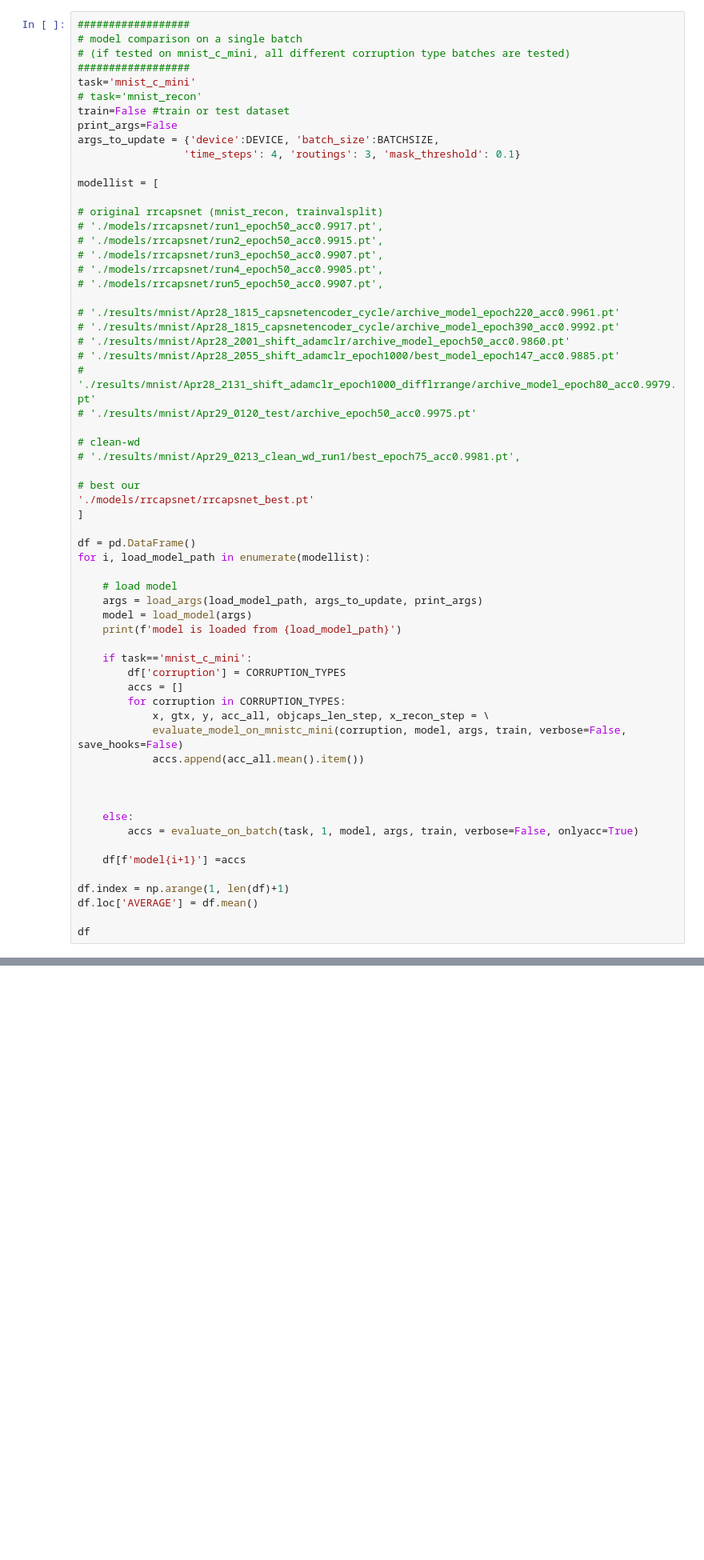
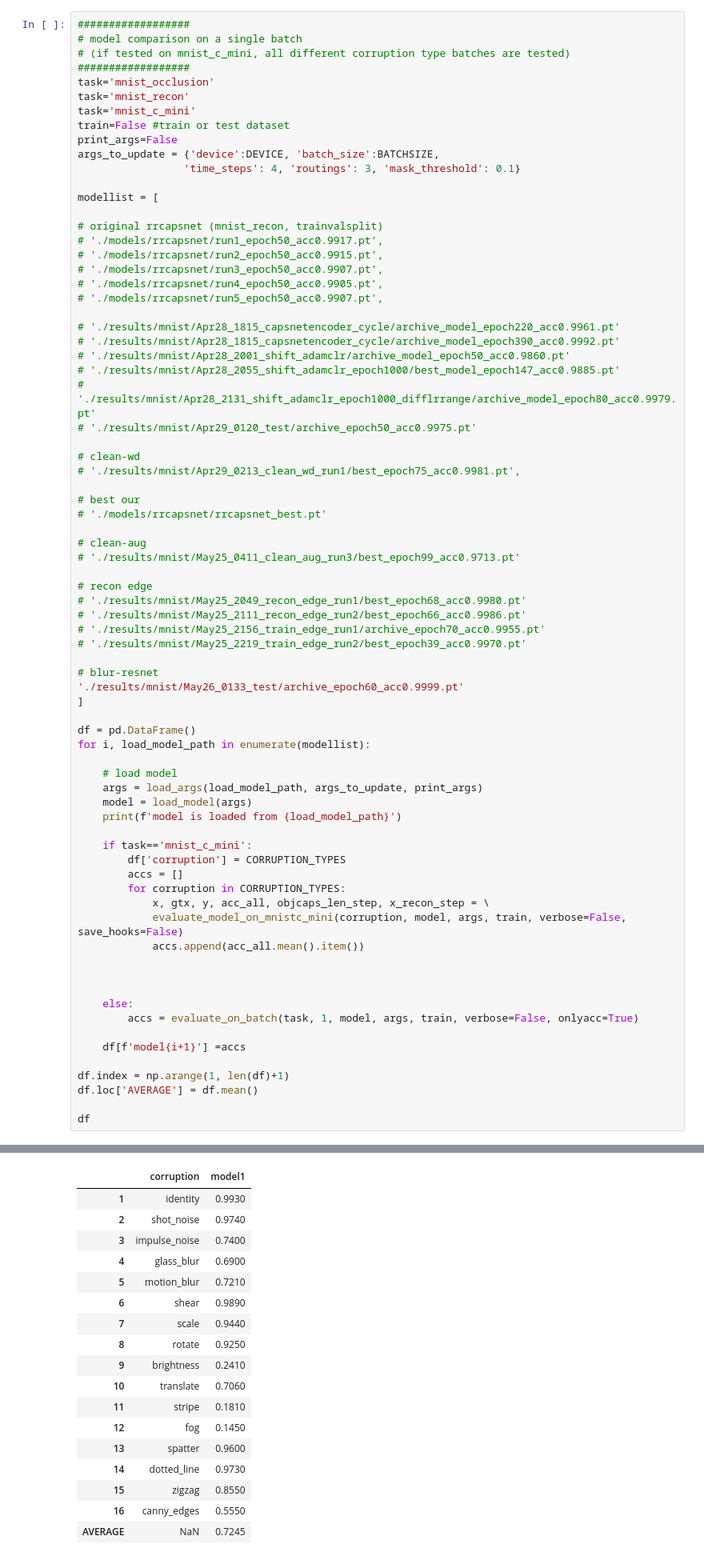
Before and after one commit to ahnchive/ORA-recognition, a Jupyter notebook: eval_rrcapsnet_original.ipynb, the cells around one changed output, grey strips where cells are left out. Shown at 80% size. Drawn from its saved outputs; the diff is of its cells as text; blank space fills up the shorter version.

```diff
--- a/eval_rrcapsnet_original.ipynb
+++ b/eval_rrcapsnet_original.ipynb
@@ -624,8 +624,9 @@ def evaluate_cnn_on_mnistc_original(corruption, cnn, max_batch_num=None):
 # model comparison on a single batch
 # (if tested on mnist_c_mini, all different corruption type batches are tested)
 ##################
+task='mnist_occlusion'
+task='mnist_recon'
 task='mnist_c_mini'
-# task='mnist_recon'
 train=False #train or test dataset
 print_args=False
 args_to_update = {'device':DEVICE, 'batch_size':BATCHSIZE,
@@ -651,7 +652,19 @@ modellist = [
 # './results/mnist/Apr29_0213_clean_wd_run1/best_epoch75_acc0.9981.pt',
 
 # best our
-'./models/rrcapsnet/rrcapsnet_best.pt'
+# './models/rrcapsnet/rrcapsnet_best.pt'
+
+# clean-aug
+# './results/mnist/May25_0411_clean_aug_run3/best_epoch99_acc0.9713.pt'
+
+# recon edge
+# './results/mnist/May25_2049_recon_edge_run1/best_epoch68_acc0.9980.pt'
+# './results/mnist/May25_2111_recon_edge_run2/best_epoch66_acc0.9986.pt'
+# './results/mnist/May25_2156_train_edge_run1/archive_epoch70_acc0.9955.pt'
+# './results/mnist/May25_2219_train_edge_run2/best_epoch39_acc0.9970.pt'
+
+# blur-resnet
+'./results/mnist/May26_0133_test/archive_epoch60_acc0.9999.pt'
 ]
 
 df = pd.DataFrame()
@@ -700,3 +710,21 @@ KeyboardInterrupt
+|  | corruption | model1 |
+| 1 | identity | 0.9930 |
+| 2 | shot_noise | 0.9740 |
+| 3 | impulse_noise | 0.7400 |
+| 4 | glass_blur | 0.6900 |
+| 5 | motion_blur | 0.7210 |
+| 6 | shear | 0.9890 |
+| 7 | scale | 0.9440 |
+| 8 | rotate | 0.9250 |
+| 9 | brightness | 0.2410 |
+| 10 | translate | 0.7060 |
+| 11 | stripe | 0.1810 |
+| 12 | fog | 0.1450 |
+| 13 | spatter | 0.9600 |
+| 14 | dotted_line | 0.9730 |
+| 15 | zigzag | 0.8550 |
+| 16 | canny_edges | 0.5550 |
+| AVERAGE | NaN | 0.7245 |
 # %% [markdown]
 # Visualize pretrained model outputs
 # %%
```
Also changed, not shown: parts of 9 cells of this notebook, 13 other files.
